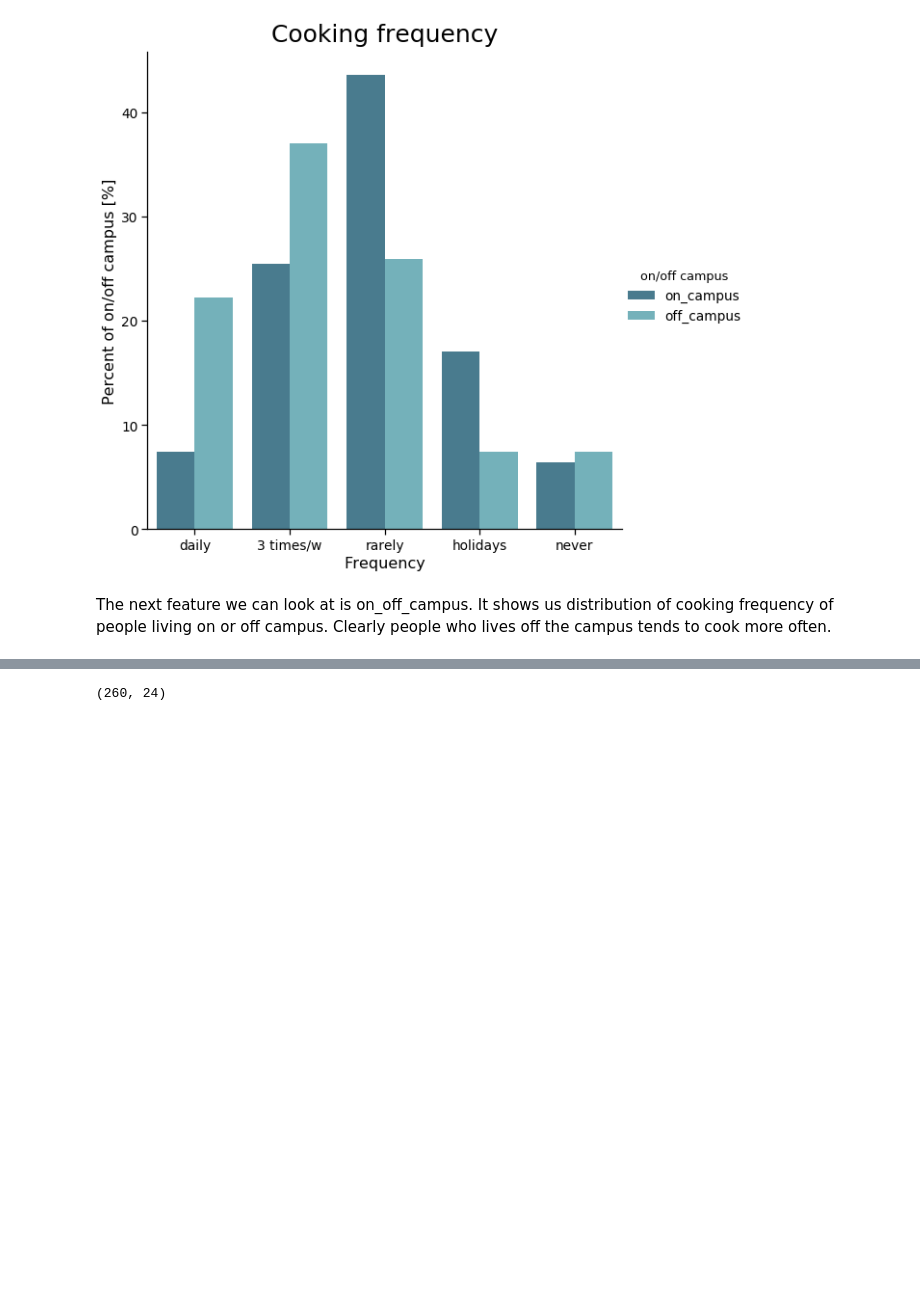
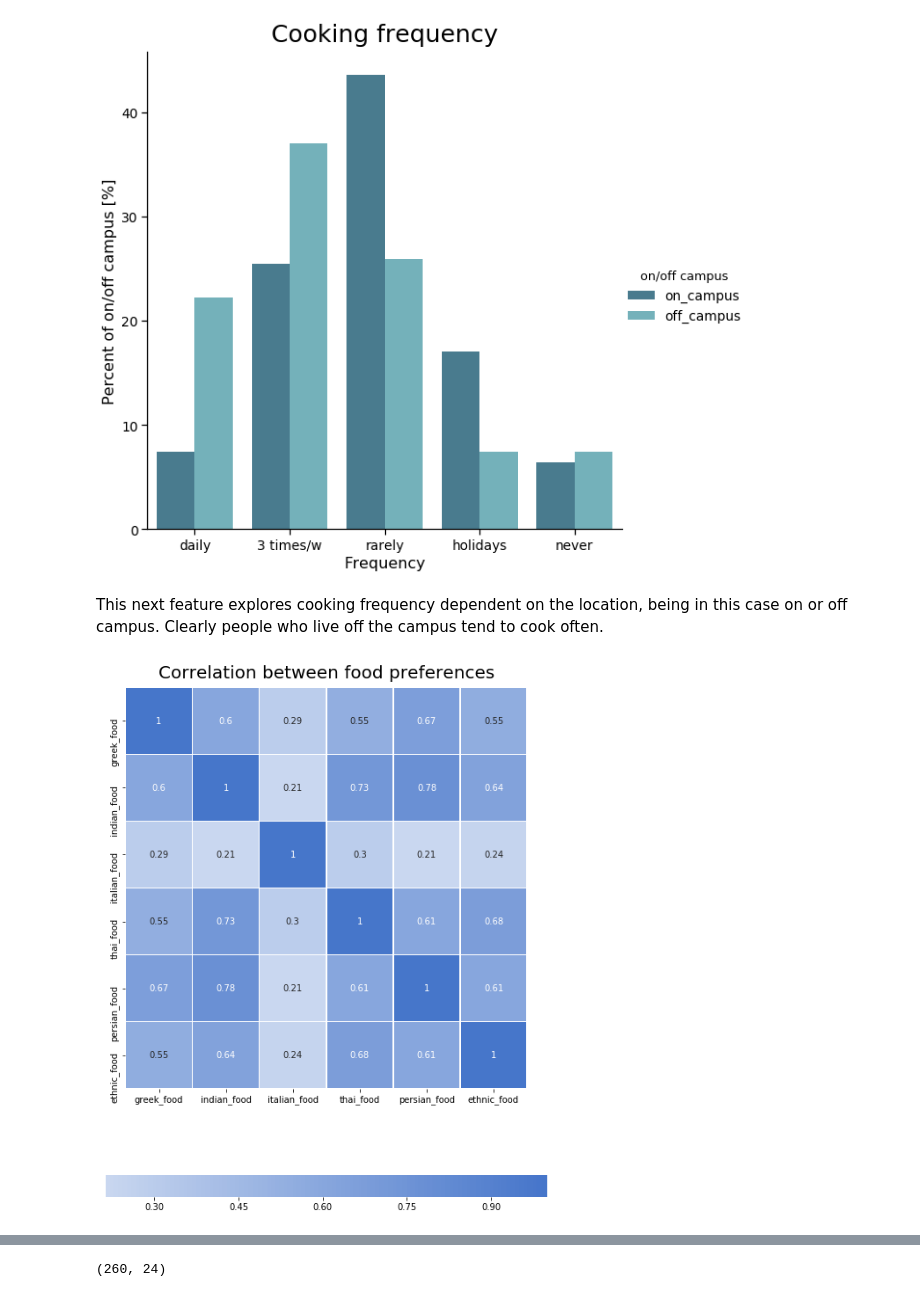
Before and after one commit to powerslider/ai_softuni, a Jupyter notebook: 02_Data_Science/Exam/EDA-Nutrient-Consumption-Eating-Habbits.ipynb, the cells around one changed output, grey strips where cells are left out. Drawn from its saved outputs; the diff is of its cells as text; code cells hidden in the pictures; blank space fills up the shorter version.

```diff
--- a/02_Data_Science/Exam/EDA-Nutrient-Content-Consumption.ipynb
+++ b/02_Data_Science/Exam/EDA-Nutrient-Consumption-Eating-Habbits.ipynb
@@ -791,4 +799,28 @@ plot_cooking_frequency_when_on_or_off_campus(food_choices_data)
 # %% [output]
 [figure]
 # %% [markdown]
-The next feature we can look at is on_off_campus. It shows us distribution of cooking frequency of people living on or off campus. Clearly people who lives off the campus tends to cook more often.
+This next feature explores cooking frequency dependent on the location, being in this case on or off campus. Clearly people who live off the campus tend to cook often.
+# %%
+def plot_world_cuisine_preferences(dataset):
+    # New category names
+    food = ['greek_food', 'indian_food', 'italian_food', 'thai_food', 'persian_food', 'ethnic_food']
+    # Set diverging palette
+    cmap = sns.diverging_palette(0, 255, sep=1, n=256, as_cmap=True)
+    # Plot preparation
+    plt.figure(figsize=(12,12))
+    plt.title('Correlation between food preferences', y=1.01, size=20)
+    sns.heatmap(
+        dataset[food].corr(method='spearman'),
+        linewidths=0.5,
+        vmax=1.0,
+        square=True,
+        center=0,
+        cmap=cmap,
+        annot=True,
+        cbar_kws={"shrink": .75, "orientation": "horizontal"}
+    )
+
+
+plot_world_cuisine_preferences(food_choices_data)
+# %% [output]
+[figure, added]
```
Also changed, not shown: parts of 19 cells of this notebook.
